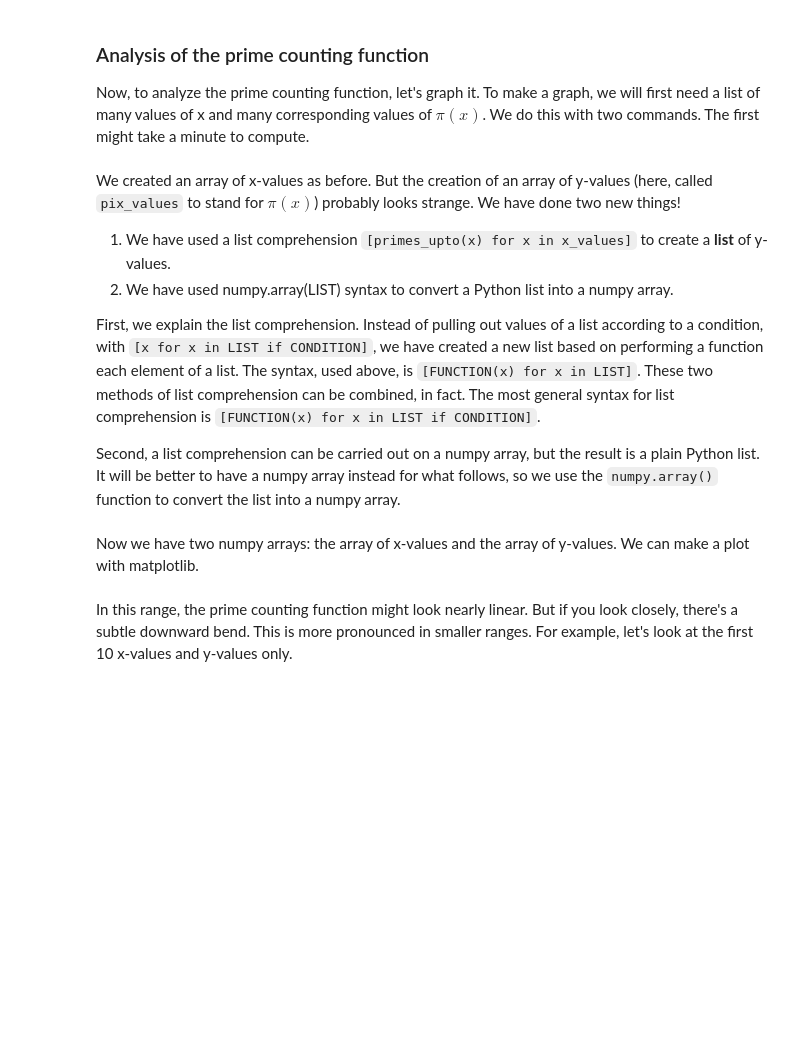
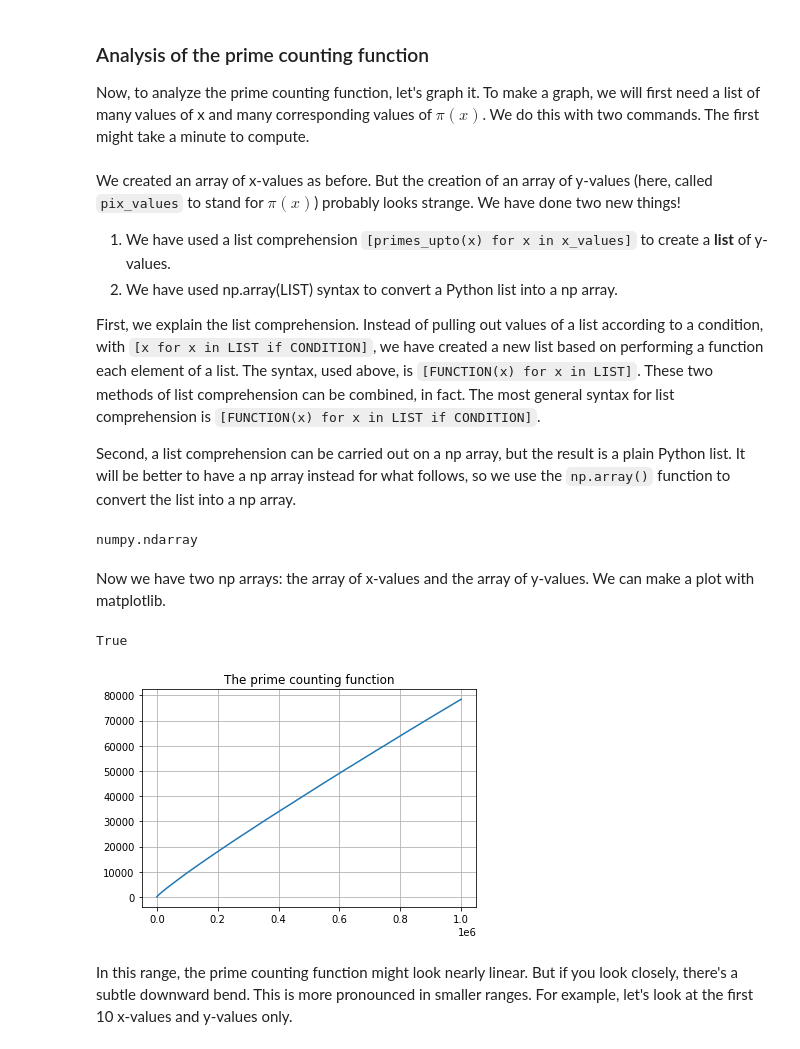
Before and after one commit to lwooliev/MATH-152, a Jupyter notebook: Copy_of_P4M_Notebook_3.ipynb, the cells around one changed output. Cells and saved outputs as stored; diff of their text form; code cells hidden in the pictures; blank space fills up the shorter version.

```diff
--- a/Copy_of_P4M_Notebook_3.ipynb
+++ b/Copy_of_P4M_Notebook_3.ipynb
@@ -425,0 +573,8 @@ print(L)
+# %%
+## Exercise 6
+L = []
+n = 0
+while n**2 <= 10000:
+    L.append(n**2)
+    n += 1
+print(L)
@@ -425,0 +583,12 @@ print(L)
+# %%
+## Exercise 7
+
+#face = ['A','2','3','4','5','6','7','8','9','10','J','Q','K']
+suit = ['C','S','D','H']
+deck = []
+
+for n in range(1,14):
+    for m in suit:
+        deck.append(str(n)+m)
+print(deck)
+len(deck)
@@ -686,31 +992,37 @@ The next line `plt.plot(x_values, y_values)` creates a `plot object` based on th
 
 Now, to analyze the prime counting function, let's graph it.  To make a graph, we will first need a list of many values of x and many corresponding values of $\pi(x)$.  We do this with two commands.  The first might take a minute to compute.
 # %%
-x_values = numpy.linspace(0,1000000,1001) # The numpy array [0,1000,2000,3000,...,1000000]
-pix_values = numpy.array([primes_upto(x) for x in x_values])  # [FUNCTION(x) for x in LIST] syntax
+x_values = np.linspace(0,1000000,1001) # The np array [0,1000,2000,3000,...,1000000]
+pix_values = np.array([primes_upto(x) for x in x_values])  # [FUNCTION(x) for x in LIST] syntax
 # %% [markdown]
 We created an array of x-values as before.  But the creation of an array of y-values (here, called `pix_values` to stand for $\pi(x)$) probably looks strange.  We have done two new things!
 
 1.  We have used a list comprehension `[primes_upto(x) for x in x_values]` to create a **list** of y-values.
-2.  We have used numpy.array(LIST) syntax to convert a Python list into a numpy array.
+2.  We have used np.array(LIST) syntax to convert a Python list into a np array.
 
 First, we explain the list comprehension.  Instead of pulling out values of a list according to a condition, with `[x for x in LIST if CONDITION]`, we have created a new list based on performing a function each element of a list.  The syntax, used above, is `[FUNCTION(x) for x in LIST]`.  These two methods of list comprehension can be combined, in fact.  The most general syntax for list comprehension is `[FUNCTION(x) for x in LIST if CONDITION]`.
 
-Second, a list comprehension can be carried out on a numpy array, but the result is a plain Python list.  It will be better to have a numpy array instead for what follows, so we use the `numpy.array()` function to convert the list into a numpy array.
+Second, a list comprehension can be carried out on a np array, but the result is a plain Python list.  It will be better to have a np array instead for what follows, so we use the `np.array()` function to convert the list into a np array.
 # %%
-type(numpy.array([1,2,3]))  # For example.
+type(np.array([1,2,3]))  # For example.
+# %% [output]
+numpy.ndarray
 # %% [markdown]
-Now we have two numpy arrays:  the array of x-values and the array of y-values.  We can make a plot with matplotlib.
+Now we have two np arrays:  the array of x-values and the array of y-values.  We can make a plot with matplotlib.
 # %%
 len(x_values) == len(pix_values)  # These better be the same, or else matplotlib will be unhappy.
+# %% [output]
+True
 # %%
 %matplotlib inline
 plt.plot(x_values, pix_values)
 plt.title('The prime counting function')
-plt.ylabel('$\pi(x)$')
-plt.xlabel('x')
+#plt.ylabel('$\pi(x)$')
+#plt.xlabel('x')
 plt.grid(True)
 plt.show()
+# %% [output]
+[figure, added]
 # %% [markdown]
 In this range, the prime counting function might look nearly linear.  But if you look closely, there's a subtle downward bend.  This is more pronounced in smaller ranges.  For example, let's look at the first 10 x-values and y-values only.
 # %%
```
Also changed, not shown: parts of 108 cells of this notebook.
